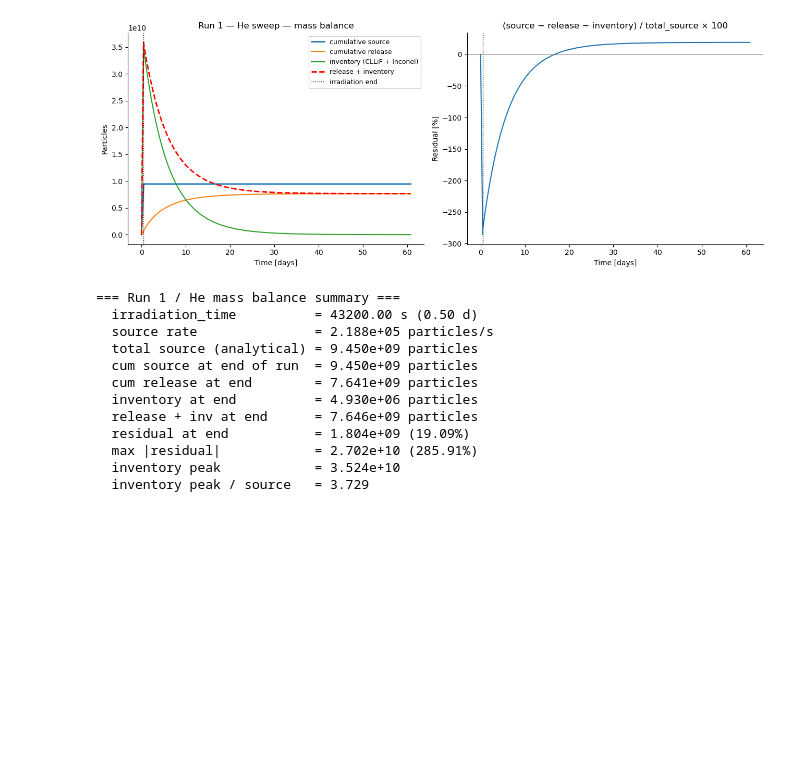
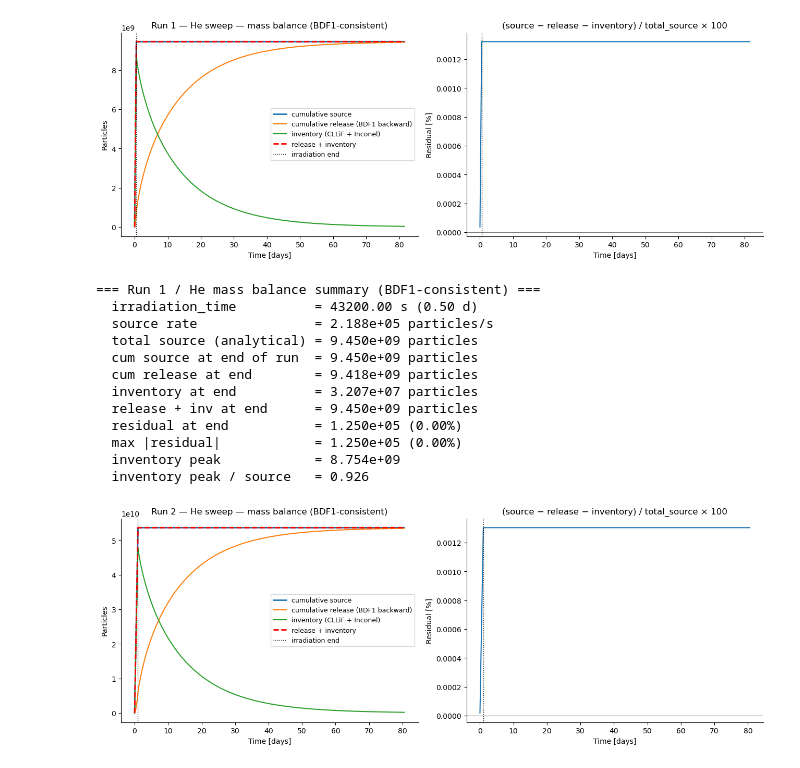
Before and after one commit to hhy2022/BABY-tritium-transport, a Jupyter notebook: plot.ipynb, the cells around one changed output. Saved outputs shown, nothing was run; the diff lists cells and outputs as text; code cells hidden in the pictures; blank space fills up the shorter version.

Commit message:
change the cummulative method from trapezoid to backforward euler

```diff
--- a/plot.ipynb
+++ b/plot.ipynb
@@ -2,7 +2,6 @@
 import pandas as pd
 import numpy as np
 import matplotlib.pyplot as plt
-from scipy.integrate import cumulative_trapezoid
 import requests
 from libra_toolbox.tritium.model import ureg
 
@@ -32,6 +31,39 @@ def load_csv(path):
     return df.iloc[:, 0].values, df.iloc[:, 1].values
 
 
+def cum_backward_rectangle(t, j):
+    """
+    Cumulative integral of j(t) using backward rectangle rule, consistent with
+    implicit Euler (BDF1) time discretization in FESTIM.
+
+    For implicit Euler, the flux output at time t_{n+1} represents the flux at
+    the END of the time step [t_n, t_{n+1}]. The corresponding consistent
+    cumulative integral is:
+        Cum(t_{n+1}) = sum_{k=0}^{n} j(t_{k+1}) * (t_{k+1} - t_k)
+
+    This returns an array of the same length as t, with cum[0] = 0 and
+    cum[i] = sum of j[k+1] * dt[k] for k = 0 .. i-1.
+
+    Parameters
+    ----------
+    t : array_like
+        Time points (length N).
+    j : array_like
+        Flux values at each time point (length N).
+
+    Returns
+    -------
+    cum : ndarray
+        Cumulative integral at each time point (length N).
+    """
+    t = np.asarray(t)
+    j = np.asarray(j)
+    dt = np.diff(t)                  # dt[k] = t[k+1] - t[k]
+    increments = j[1:] * dt          # j(t_{k+1}) * dt_k  (BDF1 convention)
+    cum = np.concatenate([[0.0], np.cumsum(increments)])
+    return cum
+
+
 # ============================================================
 # Mass-balance diagnostic for one run/sweep
 # ============================================================
@@ -39,12 +71,6 @@ def mass_balance_check(run_id, sweep_gas="He", base="results/baby_2d"):
     folder = f"{base}/run_{run_id}/sweep_{sweep_gas}"
 
     irradiation_time = get_total_irradiation_time(run_id)
-    source_strength = TRITIUM_PRODUCTION[run_id] / (irradiation_time * V_CLLIF)
-    # This is exactly what build_model uses:
-    #   ParticleSource(value=tritium_source, volume=vol_cllif, ...)
-    # which means rate = source_strength [particles/m^3/s] * V_CLLIF [m^3]
-    #                  = TRITIUM_PRODUCTION[run_id] / irradiation_time
-    # for t < irradiation_time, and 0 afterwards.
     rate = TRITIUM_PRODUCTION[run_id] / irradiation_time  # [particles/s]
 
     # ---- Surface fluxes ----
@@ -60,16 +86,16 @@ def mass_balance_check(run_id, sweep_gas="He", base="results/baby_2d"):
     inv_total = df_cl.iloc[:, 1].values + df_in.iloc[:, 1].values
 
     # ---- Cumulative source built from the EXACT model source ----
-    # Use the flux time grid so we can compare on common axis.
     # Source rate is a step function: rate for t < t_irr, 0 after.
+    # This is integrated analytically; same value regardless of quadrature.
     cum_source = np.where(
-        t < irradiation_time,
+        t <= irradiation_time,
         rate * t,                          # ramping up
         rate * irradiation_time,           # plateau at total = TRITIUM_PRODUCTION
     )
 
-    # ---- Cumulative release on flux grid ----
-    cum_release = cumulative_trapezoid(j_total, x=t, initial=0)
+    # ---- Cumulative release on flux grid (BDF1-consistent backward rectangle) ----
+    cum_release = cum_backward_rectangle(t, j_total)
 
     # ---- Inventory interpolated to flux grid ----
     inv_interp = np.interp(t, t_inv, inv_total)
@@ -86,7 +112,7 @@ def mass_balance_check(run_id, sweep_gas="He", base="results/baby_2d"):
     # (1) Mass balance components
     ax = axes[0]
     ax.plot(t / 86400, cum_source, label="cumulative source", lw=2)
-    ax.plot(t / 86400, cum_release, label="cumulative release")
+    ax.plot(t / 86400, cum_release, label="cumulative release (BDF1 backward)")
     ax.plot(t / 86400, inv_interp, label="inventory (CLLiF + Inconel)")
     ax.plot(
         t / 86400,
@@ -101,7 +127,7 @@ def mass_balance_check(run_id, sweep_gas="He", base="results/baby_2d"):
     )
     ax.set_xlabel("Time [days]")
     ax.set_ylabel("Particles")
-    ax.set_title(f"Run {run_id} — {sweep_gas} sweep — mass balance")
+    ax.set_title(f"Run {run_id} — {sweep_gas} sweep — mass balance (BDF1-consistent)")
     ax.legend(fontsize=9)
     ax.spines["top"].set_visible(False)
     ax.spines["right"].set_visible(False)
@@ -110,45 +136,46 @@ def mass_balance_check(run_id, sweep_gas="He", base="results/baby_2d"):
     ax = axes[1]
     ax.plot(t / 86400, residual_pct)
     ax.axhline(0, color="gray", lw=0.8)
     ax.axvline(irradiation_time / 86400, color="k", ls=":", lw=1)
     ax.set_xlabel("Time [days]")
     ax.set_ylabel("Residual [%]")
     ax.set_title("(source − release − inventory) / total_source × 100")
     ax.spines["top"].set_visible(False)
     ax.spines["right"].set_visible(False)
 
     plt.tight_layout()
     plt.show()
 
     # ---- Print summary ----
-    print(f"\n=== Run {run_id} / {sweep_gas} mass balance summary ===")
+    print(f"\n=== Run {run_id} / {sweep_gas} mass balance summary (BDF1-consistent) ===")
     print(f"  irradiation_time          = {irradiation_time:.2f} s ({irradiation_time/86400:.2f} d)")
     print(f"  source rate               = {rate:.3e} particles/s")
     print(f"  total source (analytical) = {TRITIUM_PRODUCTION[run_id]:.3e} particles")
     print(f"  cum source at end of run  = {cum_source[-1]:.3e} particles")
     print(f"  cum release at end        = {cum_release[-1]:.3e} particles")
     print(f"  inventory at end          = {inv_interp[-1]:.3e} particles")
     print(f"  release + inv at end      = {cum_release[-1] + inv_interp[-1]:.3e} particles")
     print(f"  residual at end           = {residual[-1]:.3e} ({residual_pct[-1]:.2f}%)")
     print(f"  max |residual|            = {np.abs(residual).max():.3e} ({np.abs(residual_pct).max():.2f}%)")
     print(f"  inventory peak            = {inv_interp.max():.3e}")
     print(f"  inventory peak / source   = {inv_interp.max() / TRITIUM_PRODUCTION[run_id]:.3f}")
 
 
 if __name__ == "__main__":
     mass_balance_check(run_id=1, sweep_gas="He")
-    # mass_balance_check(run_id=2, sweep_gas="He")
+    mass_balance_check(run_id=2, sweep_gas="He")
 # %% [output]
-[figure, old version]
+[figure, new version]
-=== Run 1 / He mass balance summary ===
+=== Run 1 / He mass balance summary (BDF1-consistent) ===
   irradiation_time          = 43200.00 s (0.50 d)
   source rate               = 2.188e+05 particles/s
   total source (analytical) = 9.450e+09 particles
   cum source at end of run  = 9.450e+09 particles
-  cum release at end        = 7.641e+09 particles
-  inventory at end          = 4.930e+06 particles
-  release + inv at end      = 7.646e+09 particles
-  residual at end           = 1.804e+09 (19.09%)
-  max |residual|            = 2.702e+10 (285.91%)
-  inventory peak            = 3.524e+10
-  inventory peak / source   = 3.729
+  cum release at end        = 9.418e+09 particles
+  inventory at end          = 3.207e+07 particles
+  release + inv at end      = 9.450e+09 particles
+  residual at end           = 1.250e+05 (0.00%)
+  max |residual|            = 1.250e+05 (0.00%)
+  inventory peak            = 8.754e+09
+  inventory peak / source   = 0.926
+[figure, added]
```
Also changed, not shown: parts of 1 cell of this notebook.
